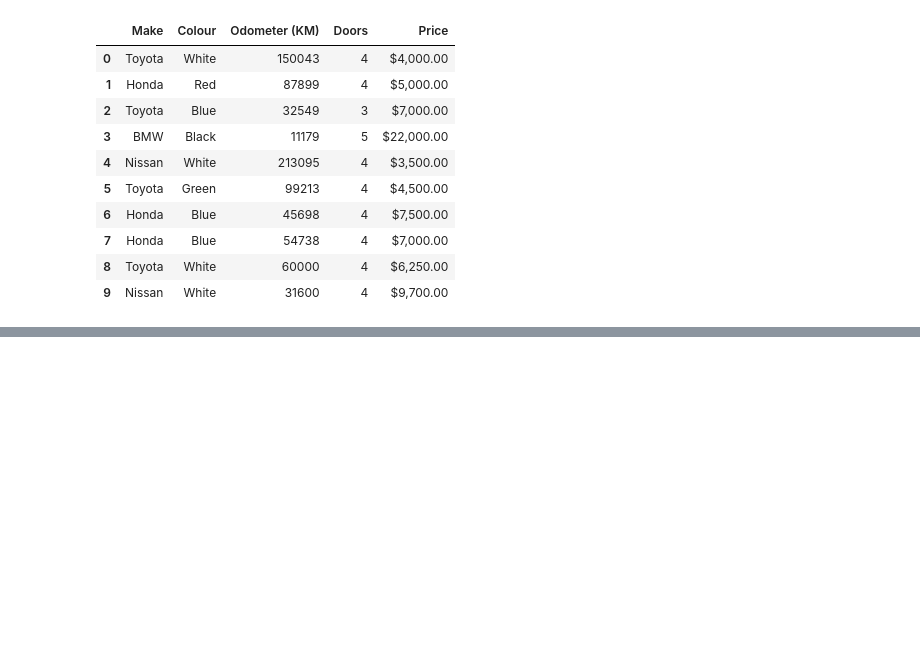
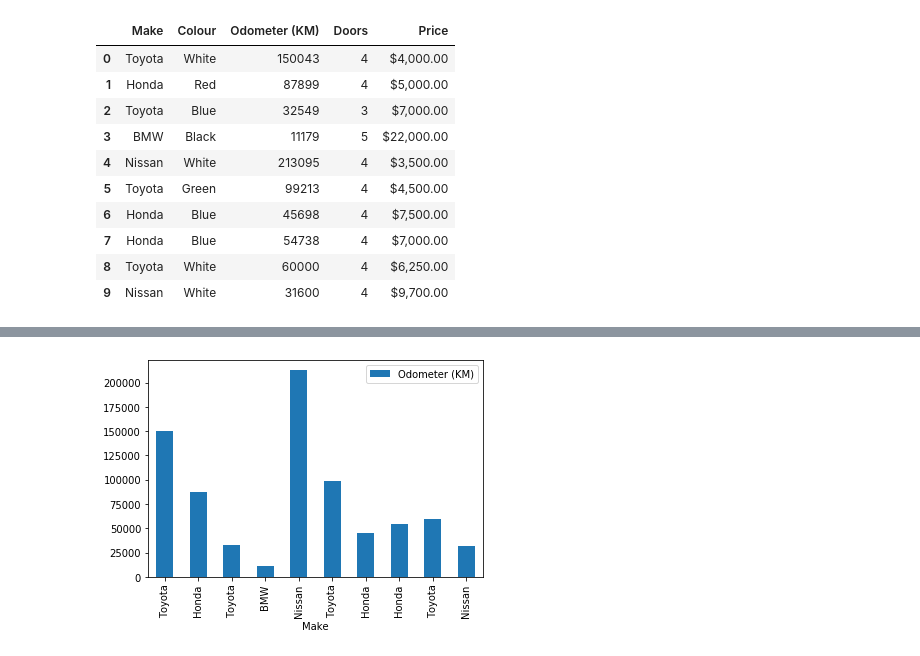
Before and after one commit to spinGreekGod/matplotlib, a Jupyter notebook: intro to matplotlib.ipynb, the cells around one changed output, grey strips where cells are left out. Cells and saved outputs as stored; diff of their text form; code cells hidden in the pictures; blank space fills up the shorter version.

```diff
--- a/intro to matplotlib.ipynb
+++ b/intro to matplotlib.ipynb
@@ -183,2 +180,14 @@ ts.plot()
+# %%
+car_sales["Price"] = car_sales["Price"].str.replace('[\$\,\.]', '')
+car_sales
+# %%
+#remove last two zeros
+car_sales["Price"] = car_sales["Price"].str[:-2]
 # %%
 car_sales
+# %%
+car_sales["Sales Date"] = pd.date_range("1/1/2020", periods=len(car_sales))
+car_sales
+# %%
+car_sales["Total Sales"] = car_sales["Price"].astype(int).cumsum()
+car_sales
@@ -184,0 +227,4 @@ car_sales
+# %%
+car_sales.plot(x="Make", y="Odometer (KM)", kind="bar");
+# %% [output]
+[figure, added]
```
Also changed, not shown: parts of 30 cells of this notebook.
